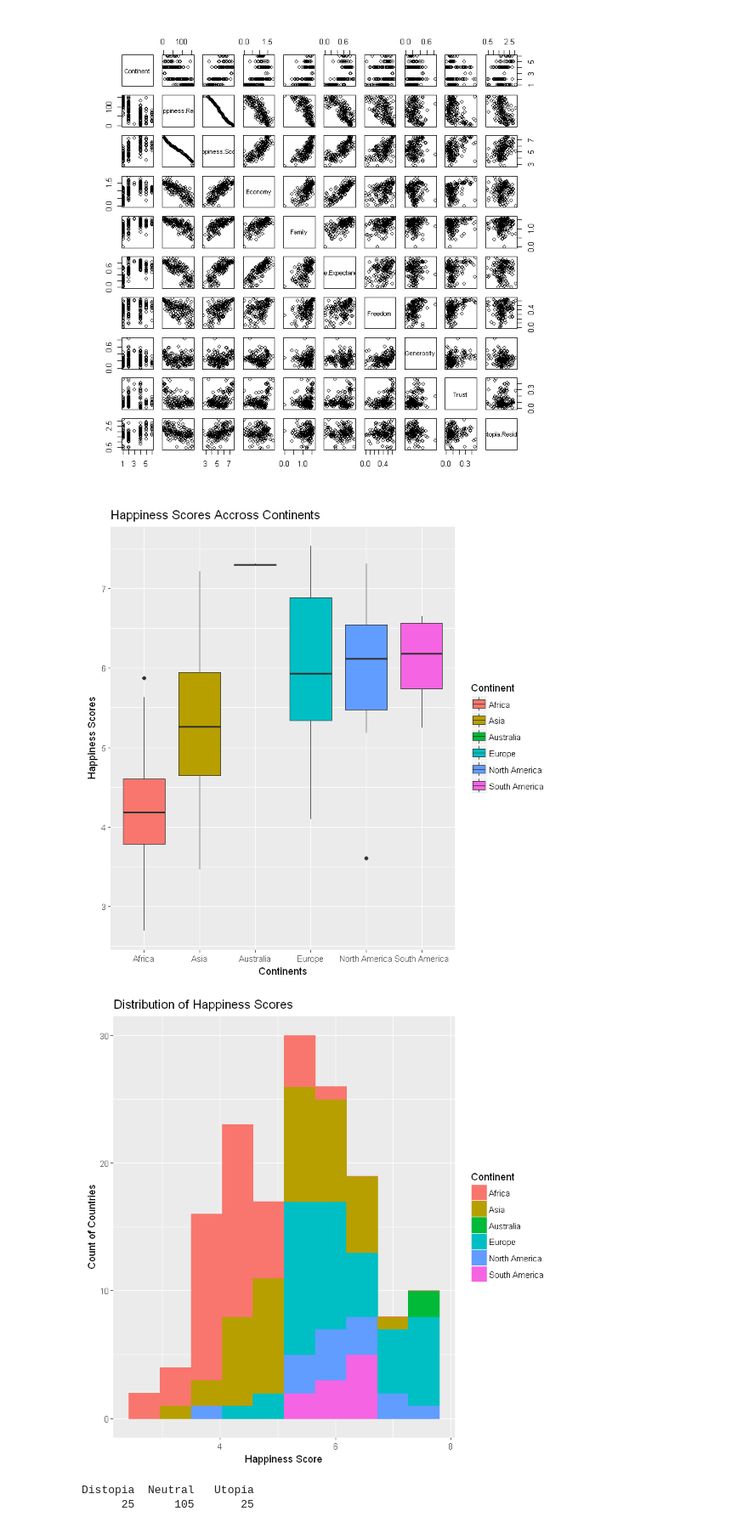
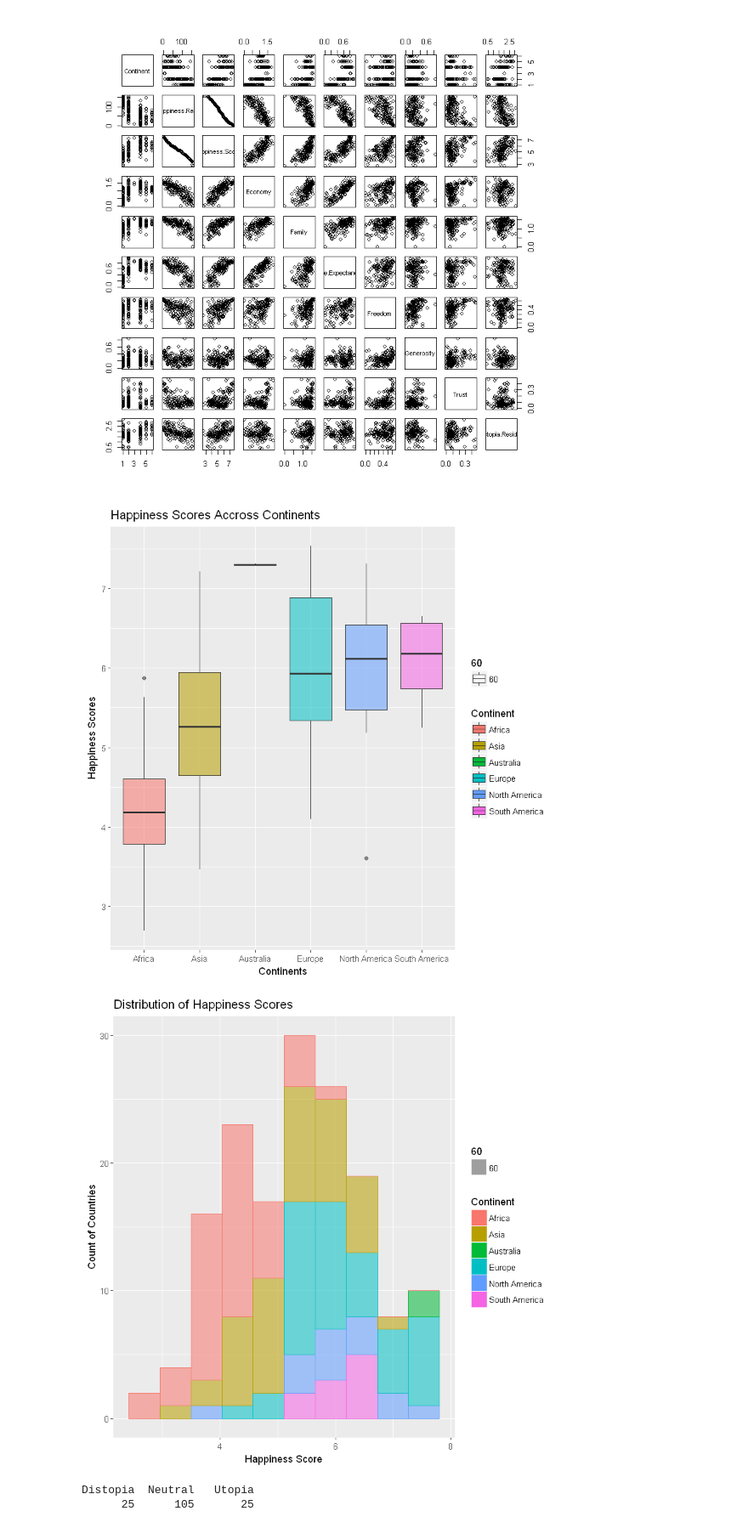
Before and after one commit to vknguyen1902/data-mining, a Jupyter notebook: World Happiness Report.ipynb, the cells around one changed output. Shown at 85% size. Saved outputs shown, nothing was run; the diff lists cells and outputs as text; code cells hidden in the pictures.

```diff
--- a/World Happiness Report.ipynb
+++ b/World Happiness Report.ipynb
@@ -182,18 +175,19 @@ pairs(happiness[, 1:10])
 [figure]
 # %%
 #Side-by-side Boxplot
-ggplot(happiness, aes(x = Continent, y = Happiness.Score, fill = Continent)) +
+ggplot(happiness, aes(x = Continent, y = Happiness.Score, fill = Continent, alpha = 60)) +
        geom_boxplot() + ggtitle("Happiness Scores Accross Continents") +
        xlab("Continents") + ylab("Happiness Scores")
 # %% [output]
-[figure, old version]
+[figure, new version]
 # %%
 #Happiness Score Histogram
 ggplot(happiness, aes(Happiness.Score, fill = Continent, color = Continent)) +
-       geom_histogram(bins = 10) + ggtitle("Distribution of Happiness Scores") +
+       geom_histogram(aes(alpha = 60), bins = 10) +
+       ggtitle("Distribution of Happiness Scores") +
        xlab("Happiness Score") + ylab("Count of Countries")
 # %% [output]
-[figure, old version]
+[figure, new version]
 # %%
 #Create qualitative variable
 Status <- rep("Neutral", nrow(happiness))
```
Also changed, not shown: parts of 2 cells of this notebook.
